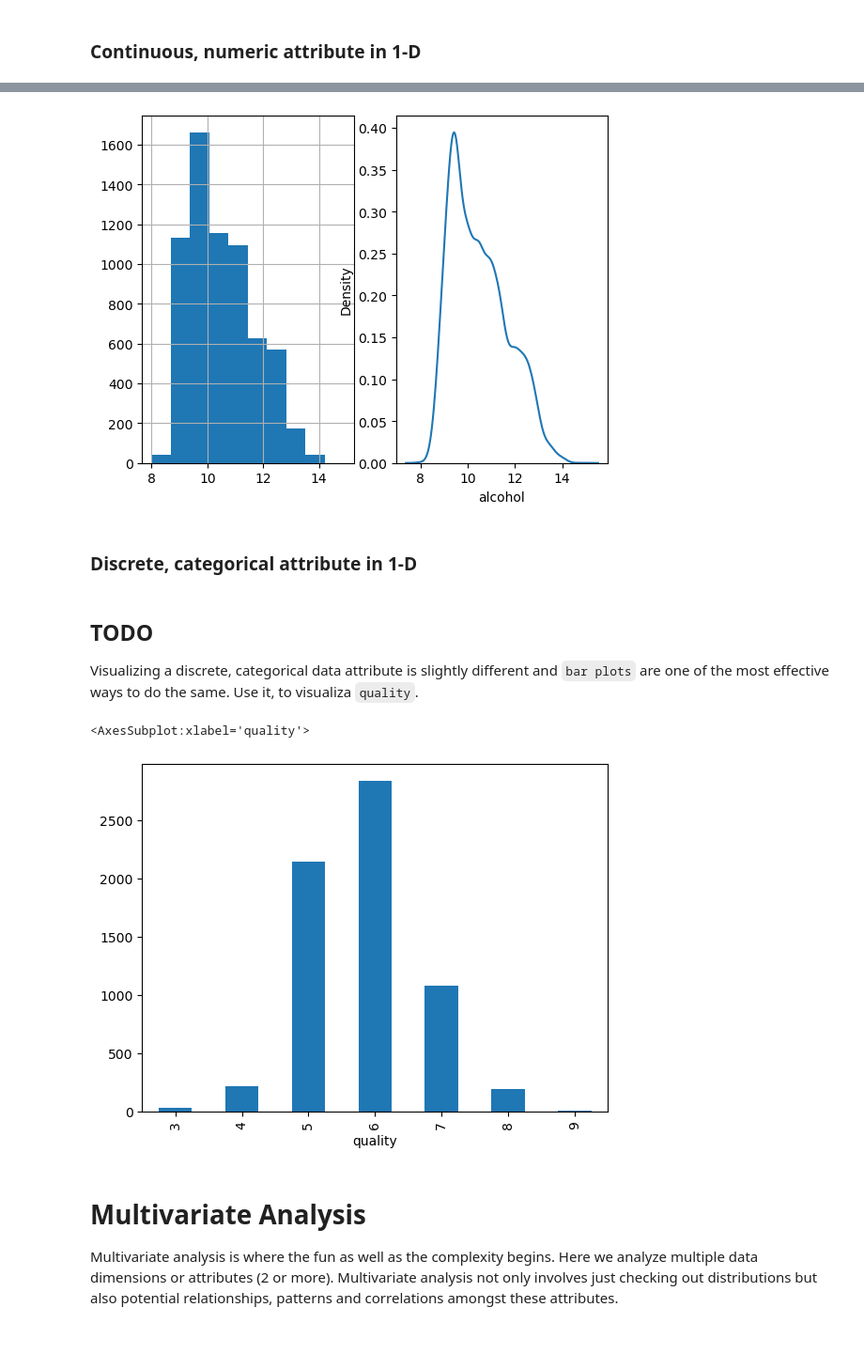
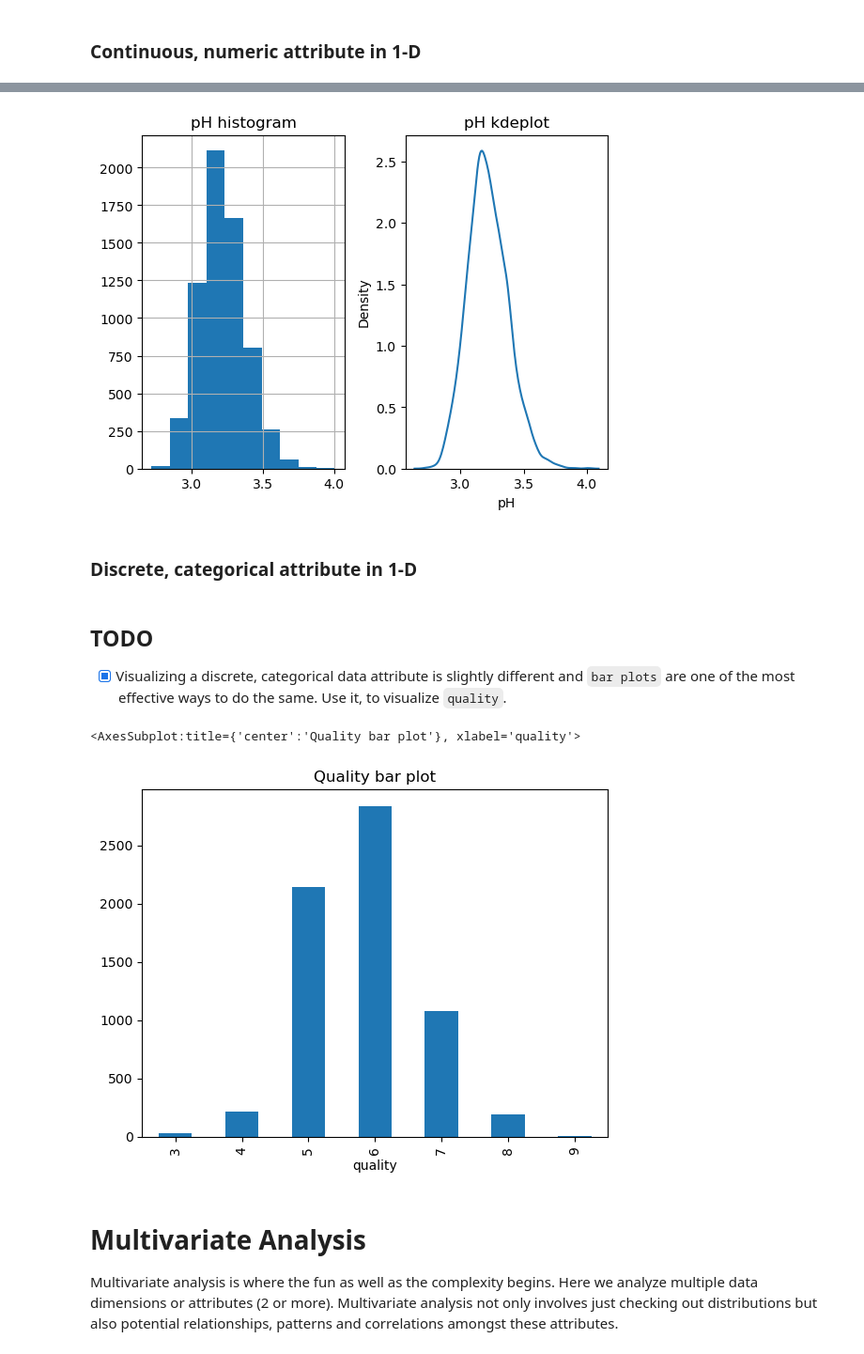
Before and after one commit to p-rzeznik/Large-Datasets-Visualization, a Jupyter notebook: Lab1/descriptive_analytics.ipynb, the cells around one changed output, grey strips where cells are left out. Shown at 94% size. Drawn from its saved outputs; the diff is of its cells as text; code cells hidden in the pictures.

```diff
--- a/Lab1/descriptive_analytics.ipynb
+++ b/Lab1/descriptive_analytics.ipynb
@@ -167,20 +167,24 @@ Choose one attribute and plot it in continuous space side-by-side with its histo
 # %%
 fig, ax = plt.subplots(1,2)
-wines['alcohol'].hist(ax = ax[0])
-sns.kdeplot(wines['alcohol'], ax=ax[1])
+fig.subplots_adjust(top=0.85, wspace=0.3)
+wines['pH'].hist(ax = ax[0])
+sns.kdeplot(wines['pH'], ax=ax[1])
+ax[0].set_title("pH histogram")
+ax[1].set_title("pH kdeplot")
 plt.show()
 # %% [output]
-[figure, old version]
+[figure, new version]
 # %% [markdown]
 ### Discrete, categorical attribute in 1-D
 # %% [markdown]
 ## TODO
-Visualizing a discrete, categorical data attribute is slightly different and `bar plots` are one of the most effective ways to do the same. Use it, to visualiza `quality`.
+- [x] Visualizing a discrete, categorical data attribute is slightly different and `bar plots` are one of the most effective ways to do the same. Use it, to visualize `quality`.
 # %%
+plt.title("Quality bar plot")
 wines.groupby('quality')['quality_label'].count().plot.bar()
 # %% [output]
-<AxesSubplot:xlabel='quality'>
+<AxesSubplot:title={'center':'Quality bar plot'}, xlabel='quality'>
-[figure, old version]
+[figure, new version]
 # %% [markdown]
 # Multivariate Analysis
 
```
Also changed, not shown: parts of 26 cells of this notebook.
